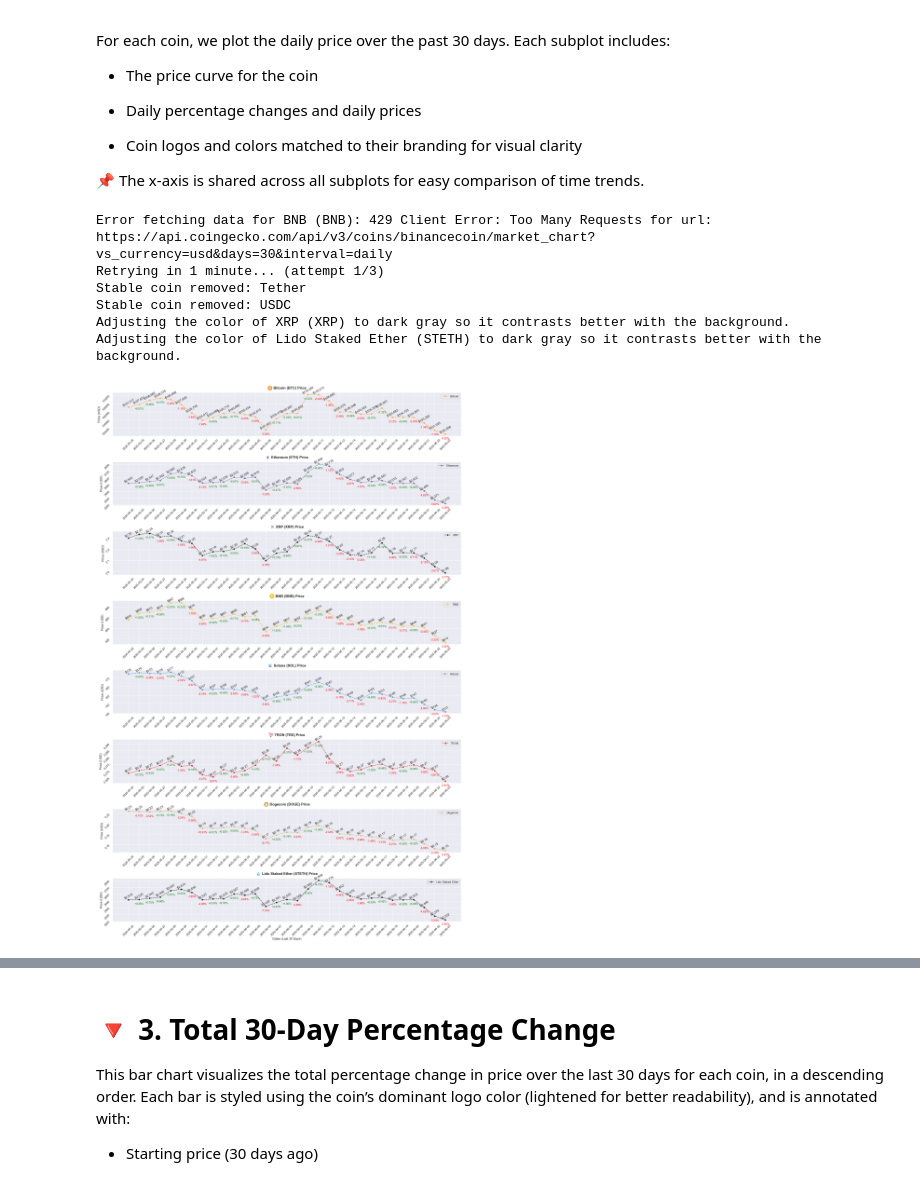
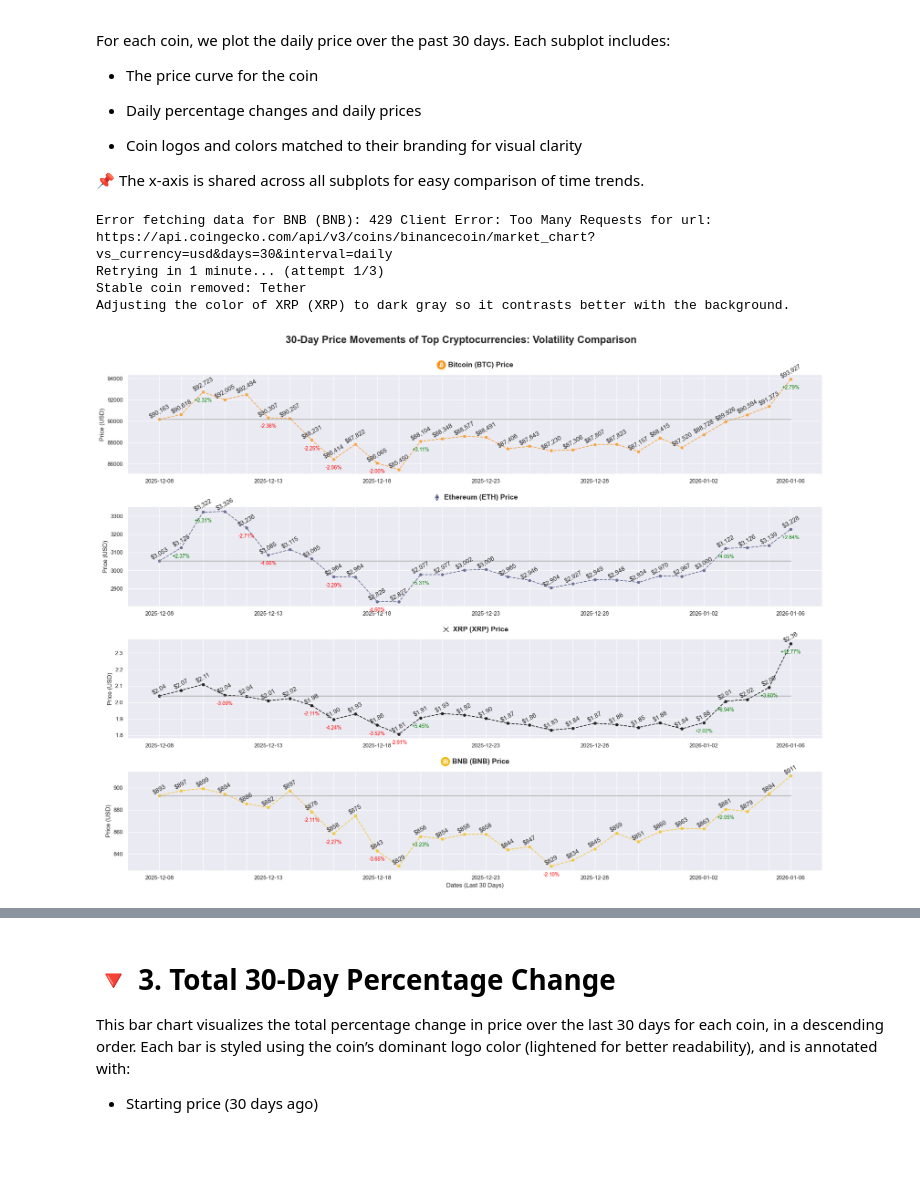
Before and after one commit to oganbayril/crypto-market-analyzer, a Jupyter notebook: crypto-market-analyzer.ipynb, the cells around one changed output, grey strips where cells are left out. Saved outputs shown, nothing was run; the diff lists cells and outputs as text; code cells hidden in the pictures; blank space fills up the shorter version.

Commit message:
improved the volatility graph and added insights

```diff
--- a/crypto-market-analyzer.ipynb
+++ b/crypto-market-analyzer.ipynb
@@ -26,7 +26,7 @@ import numpy as np
 import seaborn as sns
 from matplotlib.colors import to_rgb
 
-top_n_coins_input = 10 # Number of top coins to fetch, based on market cap, you can change this value
+top_n_coins_input = 5 # Number of top coins to fetch, based on market cap, you can change this value
 top_n_coins = min(50, max(1, top_n_coins_input)) # Limit to 50 coins, otherwise it will be too crowded and too slow, you can experiment with this value
 
 LOGOS_DIRECTORY = "coin_logos" # Directory to save logos
@@ -231,6 +231,11 @@ stablecoins = cv[cv < 0.01].index
 stablecoins_df = df[df["name"].isin(stablecoins)] # Stablecoins dataframe, may use later
 df = df[~df["name"].isin(stablecoins)]
 
+volatility_threshold = 2 # % threshold for daily movements to be recorded as volatile
+volatility_dict = {}
+largest_single_drop = [[None, 0]]
+largest_single_increase = [[None, 0]]
+
 for name in stablecoins:
     print(f"Stable coin removed: {name}")
 
@@ -242,7 +247,8 @@ if len(unique_names) == 1:
     axes = [axes]
 
 for ax, name in zip(axes, unique_names):
-    group = df[df["name"] == name].copy()
+    volatility_amount = 0
+    group = df[df["name"] == name]
     group = group.sort_values("date")
     group["pct_change"] = group["price"].pct_change() * 100
 
@@ -252,6 +258,13 @@ for ax, name in zip(axes, unique_names):
     line_color = ensure_contrast(coin_dominant_color, display_name, threshold=1.3)
 
     ax.plot(group["date"], group["price"], "o--", label=name, color=line_color, linewidth=1.5, markersize=5)
+
+    start_price = group["price"].iloc[0]
+    start_date = group["date"].iloc[0]
+    end_date = group["date"].iloc[-1]
+    ax.plot([start_date, end_date], [start_price, start_price],
+            color='darkgray', linestyle='-', linewidth=2, alpha=0.7,
+            label=f'Start Price: ${start_price:,.2f}')
 
     for x, y, pct in zip(group["date"], group["price"], group["pct_change"]):
         if y > 50:
@@ -263,9 +276,23 @@ for ax, name in zip(axes, unique_names):
         if not pd.isna(pct):
             pct_label = f"{pct:+.2f}%"
             text_color = "green" if pct > 0 else "red" if pct < 0 else "gray"
-            ax.text(x, y, f"\n{pct_label}", fontsize=10, color=text_color, ha="center", va="top", rotation=0)
+            if pct >= volatility_threshold or pct <= -volatility_threshold:
+                ax.text(x, y, f"\n{pct_label}", fontsize=10, color=text_color, ha="center", va="top", rotation=0)
+                volatility_amount += 1
+
+            if pct > largest_single_increase[0][1]:
+                largest_single_increase = [[name, pct]]
+            elif pct == largest_single_increase[0][1]:
+                largest_single_increase.append([[name, pct]])
+
+            if pct < largest_single_drop[0][1]:
+                largest_single_drop = [[name, pct]]
+            elif pct == largest_single_drop[0][1]:
+                largest_single_drop.append([[name, pct]])
+
 
     title_text = f"{display_name} Price"
+    volatility_dict[name] = volatility_amount
 
     if name in coin_logos:
         try:
@@ -276,35 +303,39 @@ for ax, name in zip(axes, unique_names):
             vbox = HPacker(children=[imagebox, textbox], align="center", pad=0, sep=5)
 
             ab = AnnotationBbox(
                 vbox,
                 (0.5, 1.05),
                 xycoords="axes fraction",
                 frameon=False,
                 box_alignment=(0.5, 0)
             )
             ax.add_artist(ab)
         except Exception as e:
             print(f"Error adding logo/title for {display_name}: {e}. Using text title.")
             ax.set_title(title_text, fontsize=14, weight="bold", pad=20)
     else:
         print(f"Logo not found for {display_name}. Using text title.")
         ax.set_title(title_text, fontsize=14, weight="bold", pad=20)
 
-    ax.tick_params(labelbottom=True, rotation=45)
+    # Show every 5th date label to reduce crowding
+    ax.tick_params(labelbottom=True, rotation=0)
+    date_labels = ax.get_xticklabels()
+    for i, label in enumerate(date_labels):
+        if i % 5 != 0 and i != len(date_labels) - 1:
+            label.set_visible(False)
+
     ax.set_ylabel("Price (USD)")
-    ax.legend()
     ax.grid(True)
 
+plt.suptitle("30-Day Price Movements of Top Cryptocurrencies: Volatility Comparison", fontsize=20, weight="bold")
 plt.xlabel("Dates (Last 30 Days)")
 
 plt.tight_layout(rect=[0, 0.03, 1, 0.98])
 
 plt.show()
 # %% [output]
 Error fetching data for BNB (BNB): 429 Client Error: Too Many Requests for url: https://api.coingecko.com/api/v3/coins/binancecoin/market_chart?vs_currency=usd&days=30&interval=daily
 Retrying in 1 minute... (attempt 1/3)
 Stable coin removed: Tether
-Stable coin removed: USDC
 Adjusting the color of XRP (XRP) to dark gray so it contrasts better with the background.
-Adjusting the color of Lido Staked Ether (STETH) to dark gray so it contrasts better with the background.
-[figure, old version]
+[figure, new version]
```
Also changed, not shown: parts of 3 cells of this notebook, 1 other file.
